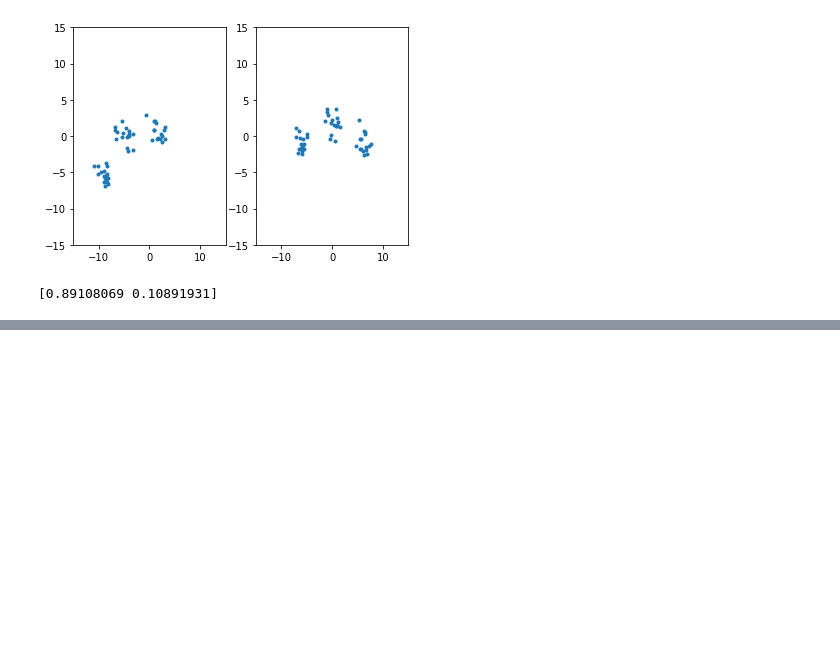
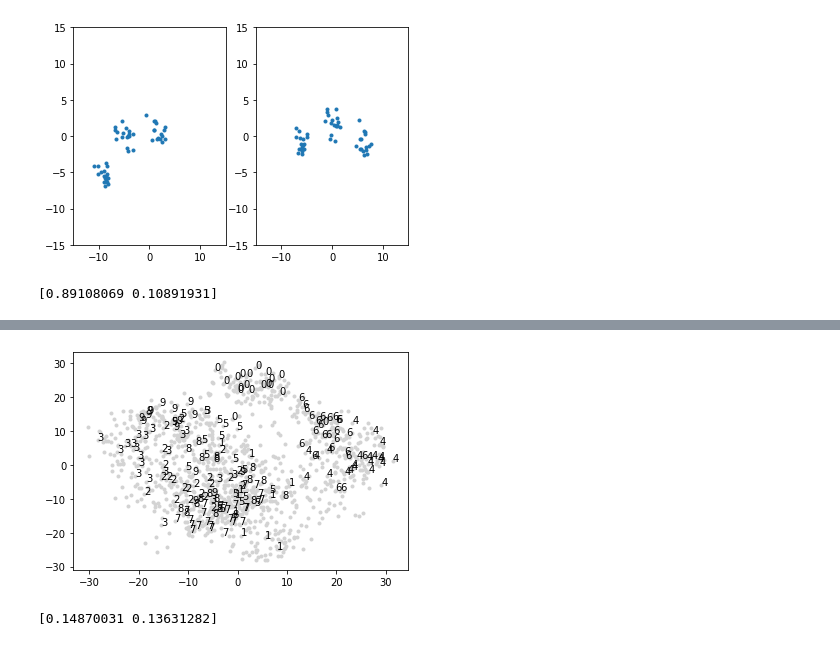
Before and after one commit to ClaudiaSanchez/1212_AprendizajeMaquina1, a Jupyter notebook: Practices/5_Dimensionality_Reduction_PCA.ipynb, the cells around one changed output, grey strips where cells are left out. Cells and saved outputs as stored; diff of their text form; code cells hidden in the pictures; blank space fills up the shorter version.

```diff
--- a/Practices/5_Dimensionality_Reduction_PCA.ipynb
+++ b/Practices/5_Dimensionality_Reduction_PCA.ipynb
@@ -37,0 +62,2 @@ print(model.explained_variance_ratio_)
+# %%
+Xtrain, Xtest, ytrain, ytest = train_test_split(X, y, test_size=0.3, random_state=42)
@@ -37,0 +73,12 @@ print(model.explained_variance_ratio_)
+# %%
+idx = np.random.permutation(1257)[:200]
+
+plt.figure()
+plt.plot(X2train[:,0],X2train[:,1],'.',color='lightgray')
+for i in idx:
+    plt.text(X2train[i,0],X2train[i,1],str(ytrain[i]))
+plt.show()
+print(model.explained_variance_ratio_)
+# %% [output]
+[figure, added]
+[0.14870031 0.13631282]
```
Also changed, not shown: parts of 6 cells of this notebook, 2 other files.
